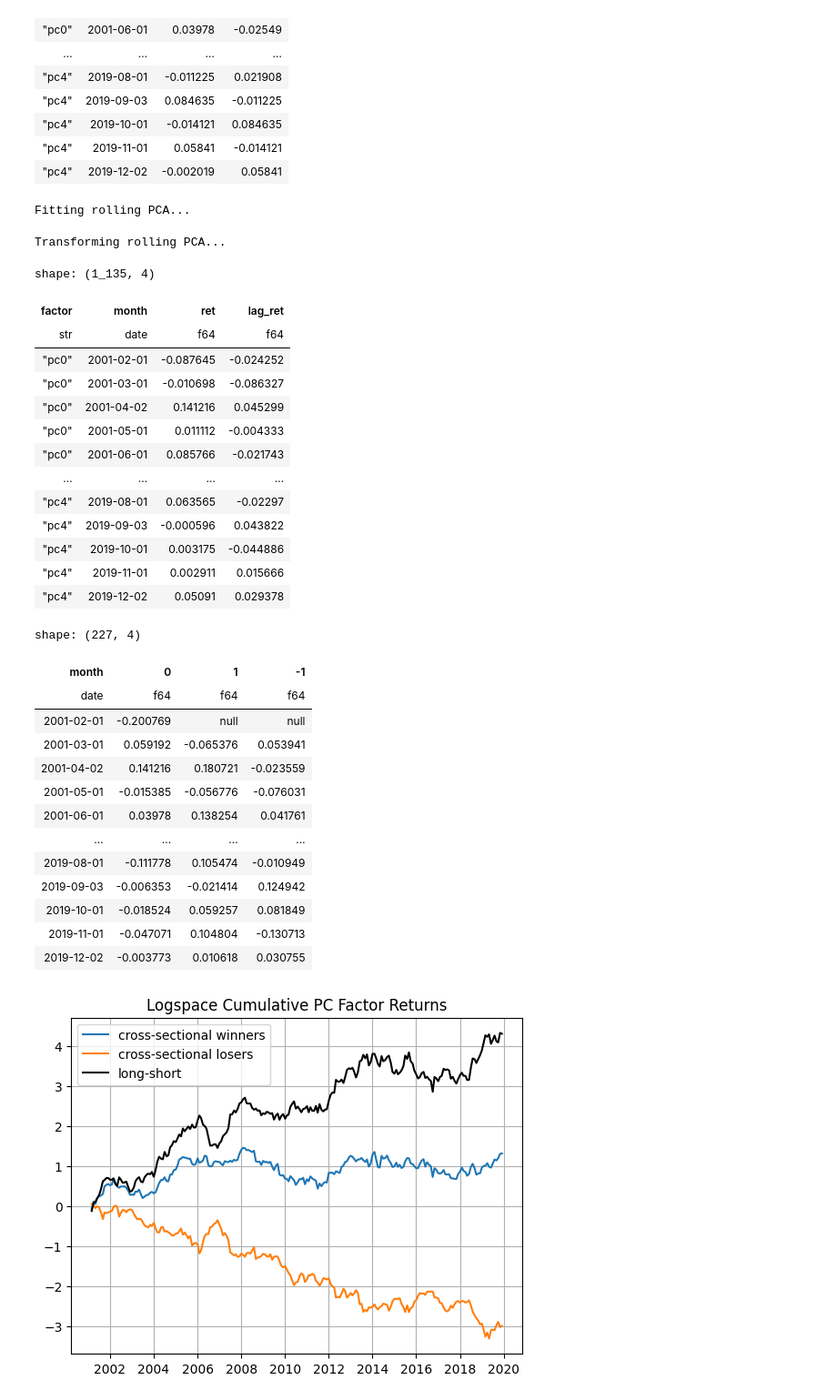
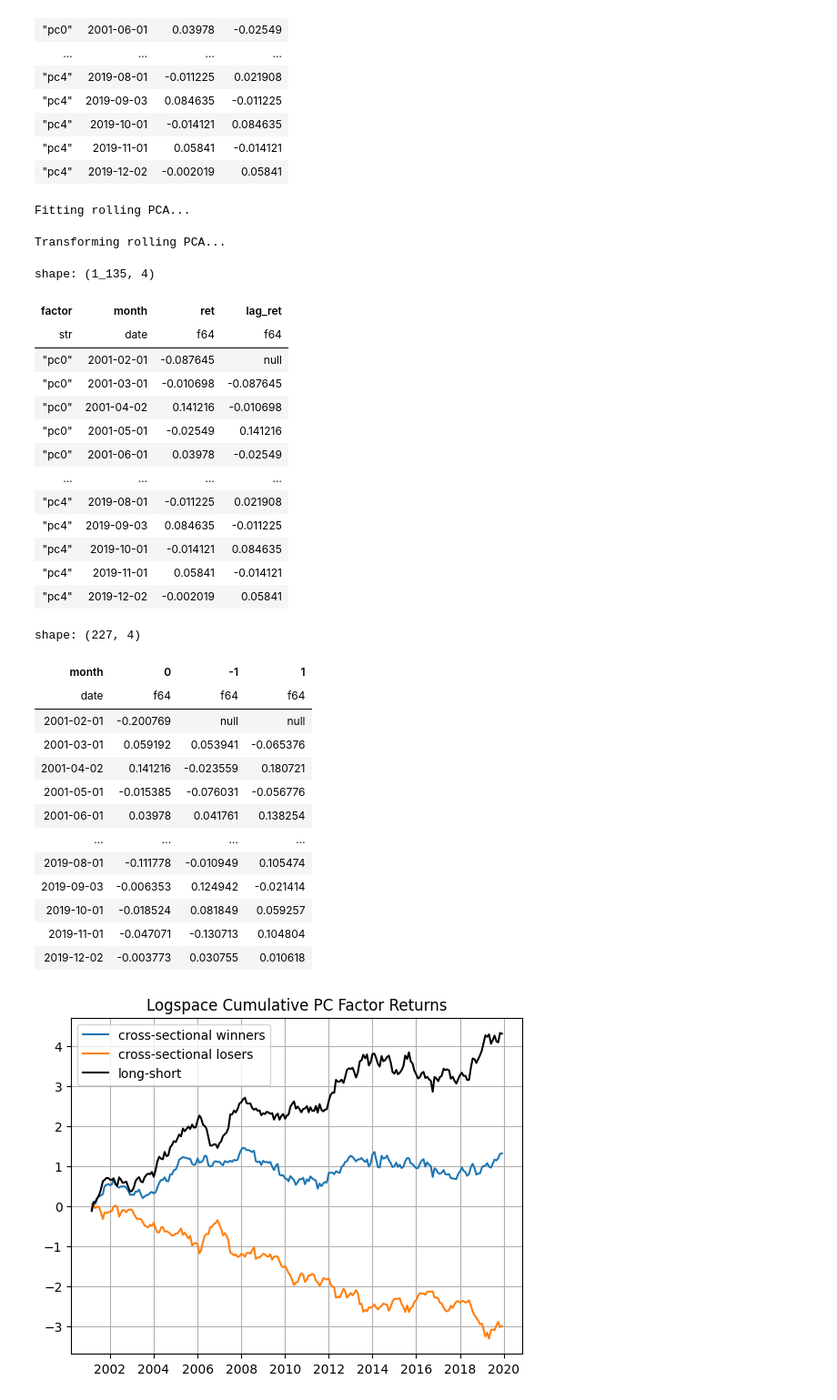
Before and after one commit to rvance1/factor-momentum, a Jupyter notebook: notebooks/TEMP.ipynb, the cells around one changed output. Shown: that part at 91% size. Saved outputs shown, nothing was run; the diff lists cells and outputs as text; code cells hidden in the pictures.

```diff
--- a/notebooks/TEMP.ipynb
+++ b/notebooks/TEMP.ipynb
@@ -64,7 +64,7 @@ shape: (1_135, 4)
 | "pc4" | 2019-11-01 | 0.05841 | -0.014121 |
 | "pc4" | 2019-12-02 | -0.002019 | 0.05841 |
 # %%
-pcs = _scan_monthly_pc_returns(start, end, 5, 200).collect()
+pcs = _scan_monthly_pc_returns(start, end, 5, 100).collect()
 pcs
 # %% [output]
 Fitting rolling PCA...
@@ -72,52 +72,54 @@ Transforming rolling PCA...
 shape: (1_135, 4)
 | factor | month | ret | lag_ret |
 | str | date | f64 | f64 |
-| "pc0" | 2001-02-01 | -0.087645 | -0.024252 |
-| "pc0" | 2001-03-01 | -0.010698 | -0.086327 |
-| "pc0" | 2001-04-02 | 0.141216 | 0.045299 |
-| "pc0" | 2001-05-01 | 0.011112 | -0.004333 |
-| "pc0" | 2001-06-01 | 0.085766 | -0.021743 |
+| "pc0" | 2001-02-01 | -0.087645 | null |
+| "pc0" | 2001-03-01 | -0.010698 | -0.087645 |
+| "pc0" | 2001-04-02 | 0.141216 | -0.010698 |
+| "pc0" | 2001-05-01 | -0.02549 | 0.141216 |
+| "pc0" | 2001-06-01 | 0.03978 | -0.02549 |
 | … | … | … | … |
-| "pc4" | 2019-08-01 | 0.063565 | -0.02297 |
-| "pc4" | 2019-09-03 | -0.000596 | 0.043822 |
-| "pc4" | 2019-10-01 | 0.003175 | -0.044886 |
-| "pc4" | 2019-11-01 | 0.002911 | 0.015666 |
-| "pc4" | 2019-12-02 | 0.05091 | 0.029378 |
+| "pc4" | 2019-08-01 | -0.011225 | 0.021908 |
+| "pc4" | 2019-09-03 | 0.084635 | -0.011225 |
+| "pc4" | 2019-10-01 | -0.014121 | 0.084635 |
+| "pc4" | 2019-11-01 | 0.05841 | -0.014121 |
+| "pc4" | 2019-12-02 | -0.002019 | 0.05841 |
 # %%
-ports = (pcs.with_columns(
+signal = (pcs.with_columns(
     pl.col('lag_ret').rank('dense').over('month').alias('rank')
 )
 .with_columns(
     pl.when(pl.col('rank') < 3)
     .then(-1)
     .when(pl.col('rank') > 3)
     .then(1)
     .otherwise(0)
     .alias('signal')
 )
+)
+ports = (signal
 .group_by(['month', 'signal']).agg(
     pl.col('ret').sum()
 )
 .sort('month')
 .pivot(on='signal', index='month')
 )
 
 ports
 # %% [output]
 shape: (227, 4)
-| month | 0 | 1 | -1 |
+| month | 0 | -1 | 1 |
 | date | f64 | f64 | f64 |
 | 2001-02-01 | -0.200769 | null | null |
-| 2001-03-01 | 0.059192 | -0.065376 | 0.053941 |
-| 2001-04-02 | 0.141216 | 0.180721 | -0.023559 |
-| 2001-05-01 | -0.015385 | -0.056776 | -0.076031 |
-| 2001-06-01 | 0.03978 | 0.138254 | 0.041761 |
+| 2001-03-01 | 0.059192 | 0.053941 | -0.065376 |
+| 2001-04-02 | 0.141216 | -0.023559 | 0.180721 |
+| 2001-05-01 | -0.015385 | -0.076031 | -0.056776 |
+| 2001-06-01 | 0.03978 | 0.041761 | 0.138254 |
 | … | … | … | … |
-| 2019-08-01 | -0.111778 | 0.105474 | -0.010949 |
-| 2019-09-03 | -0.006353 | -0.021414 | 0.124942 |
-| 2019-10-01 | -0.018524 | 0.059257 | 0.081849 |
-| 2019-11-01 | -0.047071 | 0.104804 | -0.130713 |
-| 2019-12-02 | -0.003773 | 0.010618 | 0.030755 |
+| 2019-08-01 | -0.111778 | -0.010949 | 0.105474 |
+| 2019-09-03 | -0.006353 | 0.124942 | -0.021414 |
+| 2019-10-01 | -0.018524 | 0.081849 | 0.059257 |
+| 2019-11-01 | -0.047071 | -0.130713 | 0.104804 |
+| 2019-12-02 | -0.003773 | 0.030755 | 0.010618 |
 # %%
 import matplotlib.pyplot as plt
 # %%
```
Also changed, not shown: parts of 3 cells of this notebook, 1 other file.
